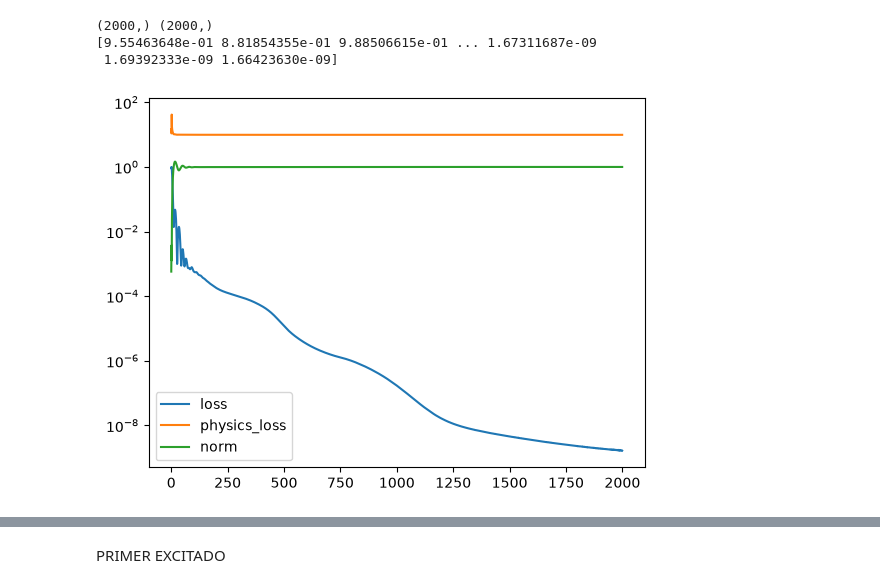
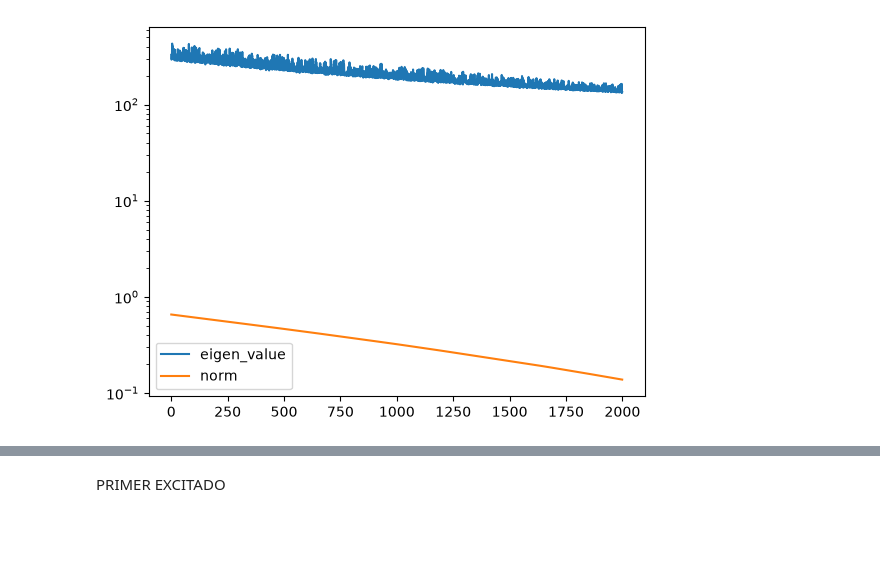
Before and after one commit to rubenfolch/PINNS, a Jupyter notebook: Nueva carpeta/Pozo_finito.ipynb, the cells around one changed output, grey strips where cells are left out. Drawn from its saved outputs; the diff is of its cells as text; code cells hidden in the pictures; blank space fills up the shorter version.

Commit message:
Cambio de metodo en pozo infinito a energy_estimation para poder transportar modelo al finito

```diff
--- a/Metodo_variacional_copia-1.ipynb
+++ b/Nueva carpeta/Pozo_finito.ipynb
@@ -109,23 +105,29 @@ checkpoint_callback = ModelCheckpoint(
     verbose=1,
 )#Esto hace que cuando se lo pasemos a model.fit nos guarde solo los parametros del modelo en variacional_E_fundamental.h5 siempre que la perdida sea menor que en la anterior epoca
 # %%
-n_train = 500  # 500 for Sergio's estimation, 10 for Javi's
+n_train = 5000  # 500 for Sergio's estimation, 10 for Javi's
 # Avoid the boundaries: ¿derivaties ill-defined at the boundaries?
-xmin = 0.0 + (1.0-0.0)/(2*n_train)#xmin que no es cero, es cero mas un delta
-xmax = 0.0 + (1.0-0.0)/(2*n_train) + (n_train-1)*(1.0-0.0)/n_train  #1 menos ese mismo delta, es decir, 1-xmin
+#xmin = 0.0 + (1.0-0.0)/(2*n_train)#xmin que no es cero, es cero mas un delta
+#xmax = 0.0 + (1.0-0.0)/(2*n_train) + (n_train-1)*(1.0-0.0)/n_train  #1 menos ese mismo delta, es decir, 1-xmin
 # Definition of the function domain
+xmin=-2
+xmax=2
+a=1
+V0=3
 x_train,step_dx = np.linspace(xmin,xmax,n_train,retstep=True)#No se coge ni el cero ni el uno porque los hemos forzad a ser cero al multiplicar por x*(1-x) a la yNN
 print("dx=",step_dx)
+V=np.zeros_like(x_train)
+anchura_pozo=2
+for i in range(len(x_train)):
+    if x_train[i]<=-a/2 or x_train[i]>=a/2:
+        V[i]=V0
+    else:
+        V[i]=0
 
 # The solution y(x) for training and validation datasets
-n = 1
-y_train = np.sqrt(2/1.0)*np.sin(n*np.pi*x_train/1.0)#Funcion solucion real al problema del autovalor fund
-
-print("x(0)=",x_train[0])
-print("y(0)=",y_train[0])
-
+plt.plot(x_train,V)
 # Input and output neurons (from the data)
-neurons_layer=[1, 50, 50, 50,1]
+neurons_layer=[1, 50, 50, 50, 1]
 n_layers=5
 
 
@@ -134,16 +136,18 @@ activation = 'tanh'
 input,output = nn_model(activation,neurons_layer,n_layers)
 
 model = EVE_PINN(input,output)
+model.set_max_min(xmax,xmin)
 model.set_step_dx(step_dx)
+model.set_V(V)
 
 #Define the metrics, optimizer and loss
-metrics = [mse_odd_even_sol] #tf.keras.metrics.MeanSquaredError()
-lr=0.01
+#metrics = [mse_odd_even_sol] #tf.keras.metrics.MeanSquaredError()
+lr=0.0001
 optimizer = Adam(learning_rate=lr)
 
 model.compile(loss='mse',
           optimizer=optimizer,
-          metrics=metrics, run_eagerly=False)
+          run_eagerly=False)
 
 
 # Just use `fit` as usual
@@ -176,9 +178,6 @@ Model: "eve_pinn"
 # %%
 epochs = 2000 # 5000
-history = model.fit(x_train, y_train, batch_size=n_train, epochs=epochs,
+history = model.fit(x_train, batch_size=n_train, epochs=epochs,
                   callbacks=[checkpoint_callback])#Evidentemente sin validacion, tamaño del batch=n_train, cada batch es una epoca
-
-name='Estado_fundamental_copia-1.keras'
-model.save(name)
 # %% [output]
 Epoch 1/2000
@@ -209,23 +205,19 @@ Epoch 817: loss did not improve from 9.86977
 # %%
-loss_true=np.array(history.history['mse_odd_even_sol'])
+#loss_true=np.array(history.history['mse_odd_even_sol'])
 physics_loss=np.array(history.history['loss'])
 x=np.linspace(0,1,n_train)
-print(np.shape(loss_true),np.shape(physics_loss))
+#print(np.shape(loss_true),np.shape(physics_loss))
 #print(eigen_value)
-print(loss_true)
+#print(loss_true)
-# %% [output]
-(2000,) (2000,)
-[9.55463648e-01 8.81854355e-01 9.88506615e-01 ... 1.67311687e-09
- 1.69392333e-09 1.66423630e-09]
 # %%
-plt.plot(loss_true,label='loss')
-plt.plot(physics_loss,label='physics_loss')
+#plt.plot(loss_true,label='loss')
+plt.plot(physics_loss,label='eigen_value')
 plt.plot(history.history['I'],label= 'norm')
 plt.yscale("log")
 plt.legend()
 plt.show()
 # %% [output]
-[figure, old version]
+[figure, new version]
 # %%
 #model=keras.models.clone_model(name)
 #set_weights(get_weights())
```
Also changed, not shown: parts of 6 cells of this notebook, 7 other files.
